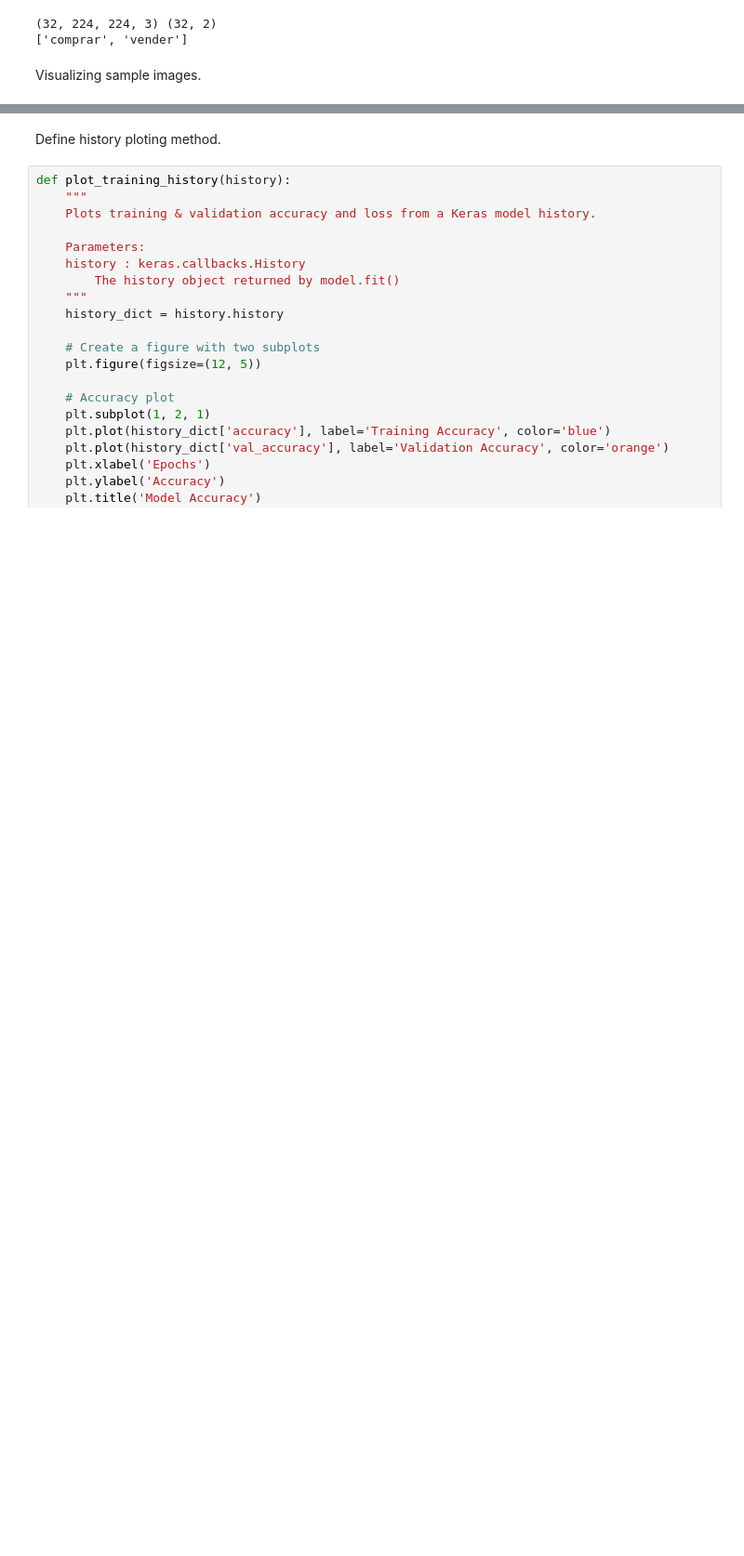
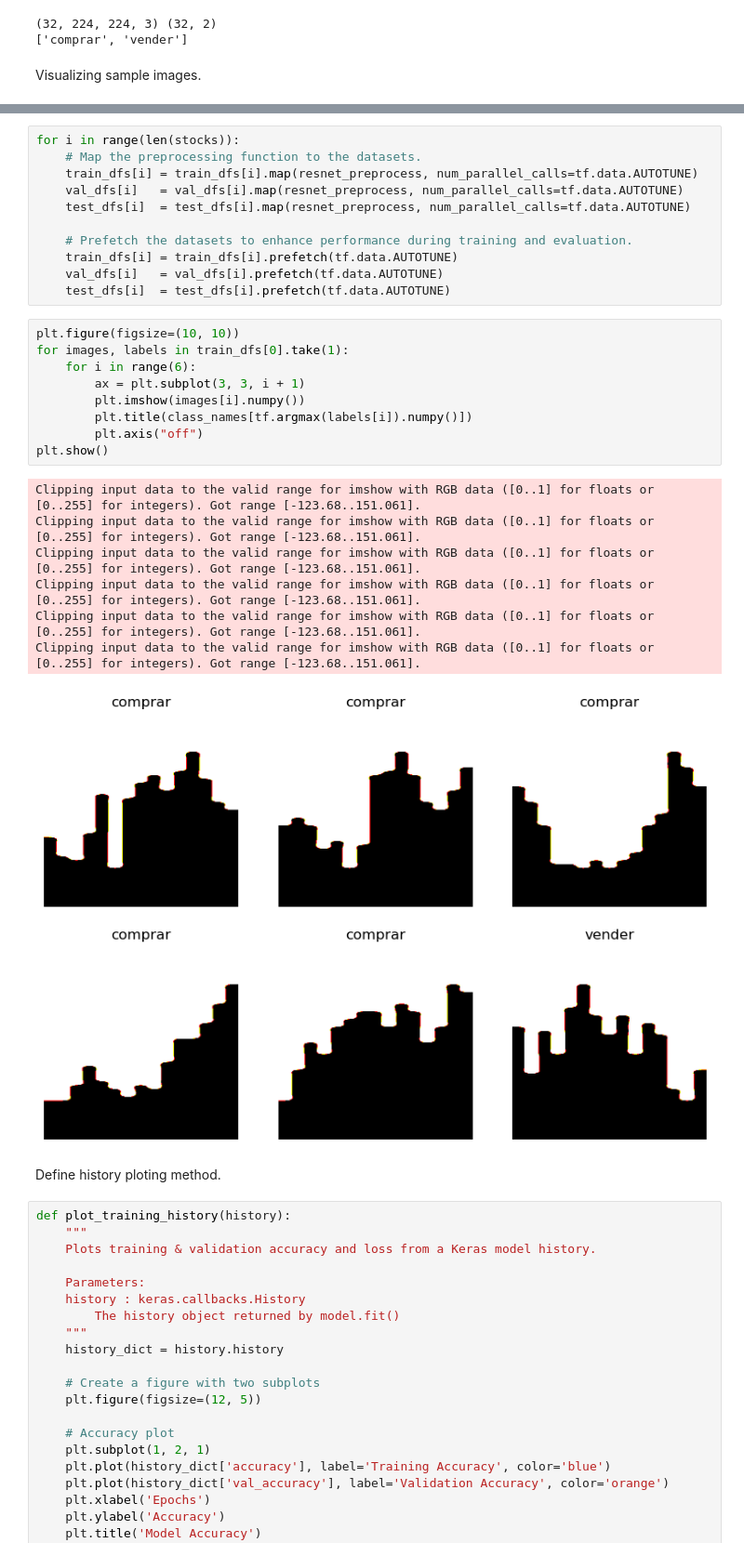
Before and after one commit to MarkDuek/cartesius-tech-challenge, a Jupyter notebook: image_prediction.ipynb, the cells around one changed output, grey strips where cells are left out. Shown at 93% size. Saved outputs shown, nothing was run; the diff lists cells and outputs as text; blank space fills up the shorter version.

```diff
--- a/image_prediction.ipynb
+++ b/image_prediction.ipynb
@@ -189,3 +162,31 @@ Clipping input data to the valid range for imshow with RGB data ([0..1] for floa
+# %%
+for i in range(len(stocks)):
+    # Map the preprocessing function to the datasets.
+    train_dfs[i] = train_dfs[i].map(resnet_preprocess, num_parallel_calls=tf.data.AUTOTUNE)
+    val_dfs[i]   = val_dfs[i].map(resnet_preprocess, num_parallel_calls=tf.data.AUTOTUNE)
+    test_dfs[i]  = test_dfs[i].map(resnet_preprocess, num_parallel_calls=tf.data.AUTOTUNE)
+
+    # Prefetch the datasets to enhance performance during training and evaluation.
+    train_dfs[i] = train_dfs[i].prefetch(tf.data.AUTOTUNE)
+    val_dfs[i]   = val_dfs[i].prefetch(tf.data.AUTOTUNE)
+    test_dfs[i]  = test_dfs[i].prefetch(tf.data.AUTOTUNE)
+# %%
+plt.figure(figsize=(10, 10))
+for images, labels in train_dfs[0].take(1):
+    for i in range(6):
+        ax = plt.subplot(3, 3, i + 1)
+        plt.imshow(images[i].numpy())
+        plt.title(class_names[tf.argmax(labels[i]).numpy()])
+        plt.axis("off")
+plt.show()
+# %% [output]
+Clipping input data to the valid range for imshow with RGB data ([0..1] for floats or [0..255] for integers). Got range [-123.68..151.061].
+Clipping input data to the valid range for imshow with RGB data ([0..1] for floats or [0..255] for integers). Got range [-123.68..151.061].
+Clipping input data to the valid range for imshow with RGB data ([0..1] for floats or [0..255] for integers). Got range [-123.68..151.061].
+Clipping input data to the valid range for imshow with RGB data ([0..1] for floats or [0..255] for integers). Got range [-123.68..151.061].
+Clipping input data to the valid range for imshow with RGB data ([0..1] for floats or [0..255] for integers). Got range [-123.68..151.061].
+Clipping input data to the valid range for imshow with RGB data ([0..1] for floats or [0..255] for integers). Got range [-123.68..151.061].
+[figure, added]
 # %% [markdown]
 Define history ploting method.
 # %%
```
Also changed, not shown: parts of 30 cells of this notebook.
